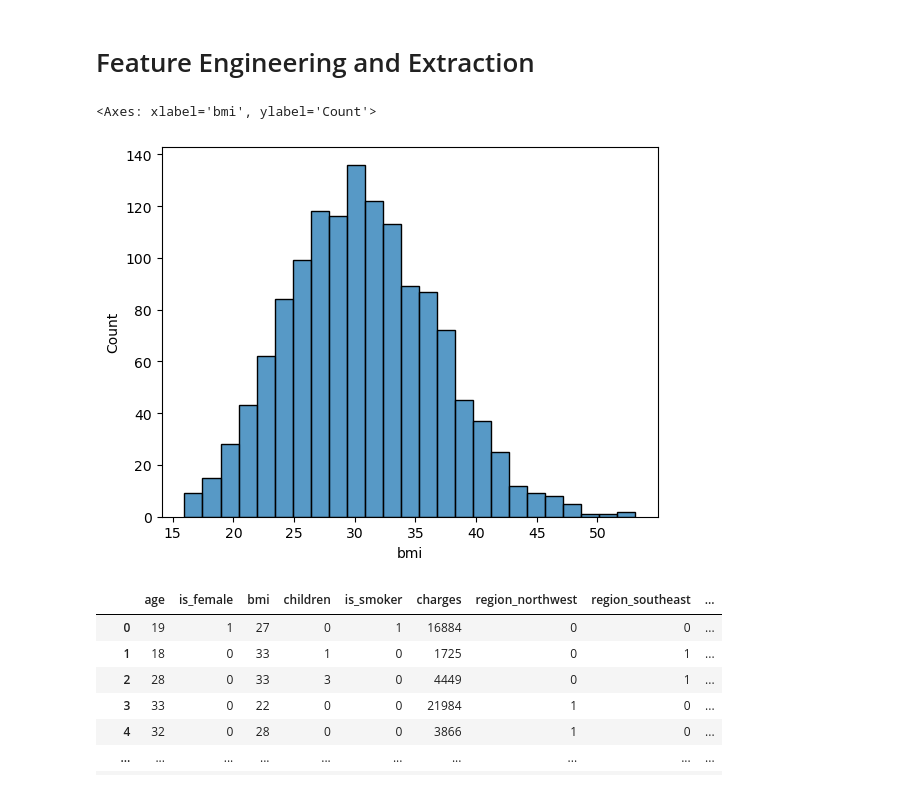
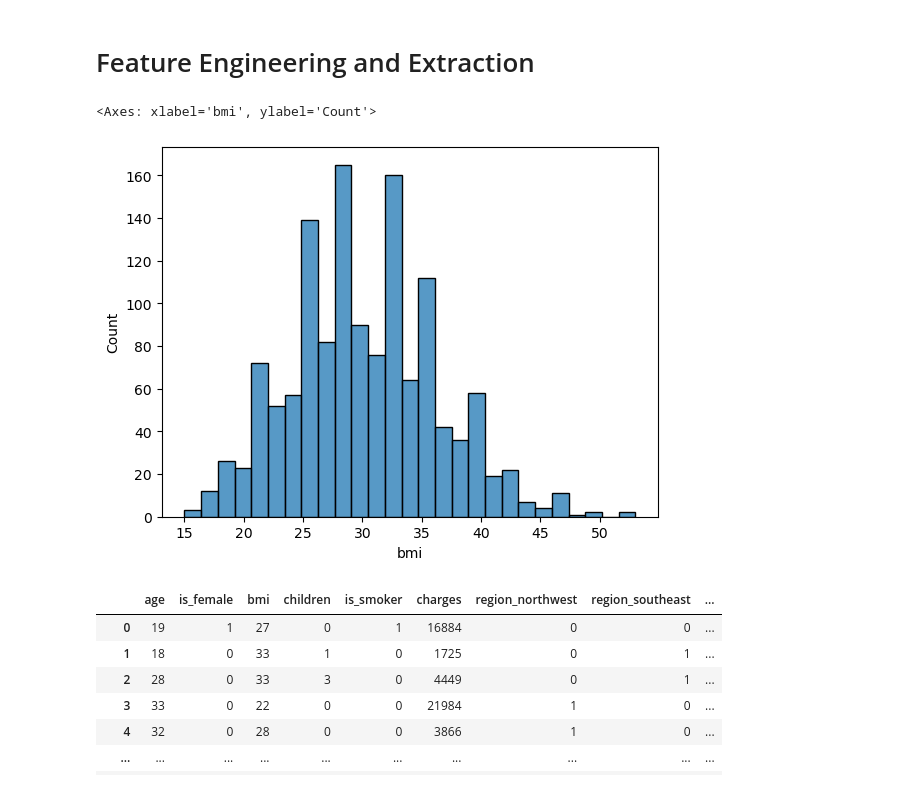
Before and after one commit to Amanmomin10/Python-To-AI-Roadmap, a Jupyter notebook: Insurance_Project/insurance.ipynb, the cells around one changed output. Cells and saved outputs as stored; diff of their text form; code cells hidden in the pictures.

```diff
--- a/Insurance_Project/insurance.ipynb
+++ b/Insurance_Project/insurance.ipynb
@@ -266,10 +266,10 @@ df_cleaned
 # %% [markdown]
 # Feature Engineering and Extraction
 # %%
-sns.histplot(df['bmi'])
+sns.histplot(df_cleaned['bmi'])
 # %% [output]
 <Axes: xlabel='bmi', ylabel='Count'>
-[figure, old version]
+[figure, new version]
 # %%
 df_cleaned
 # %% [output]
```
Also changed, not shown: parts of 1 cell of this notebook, 1 other file.
